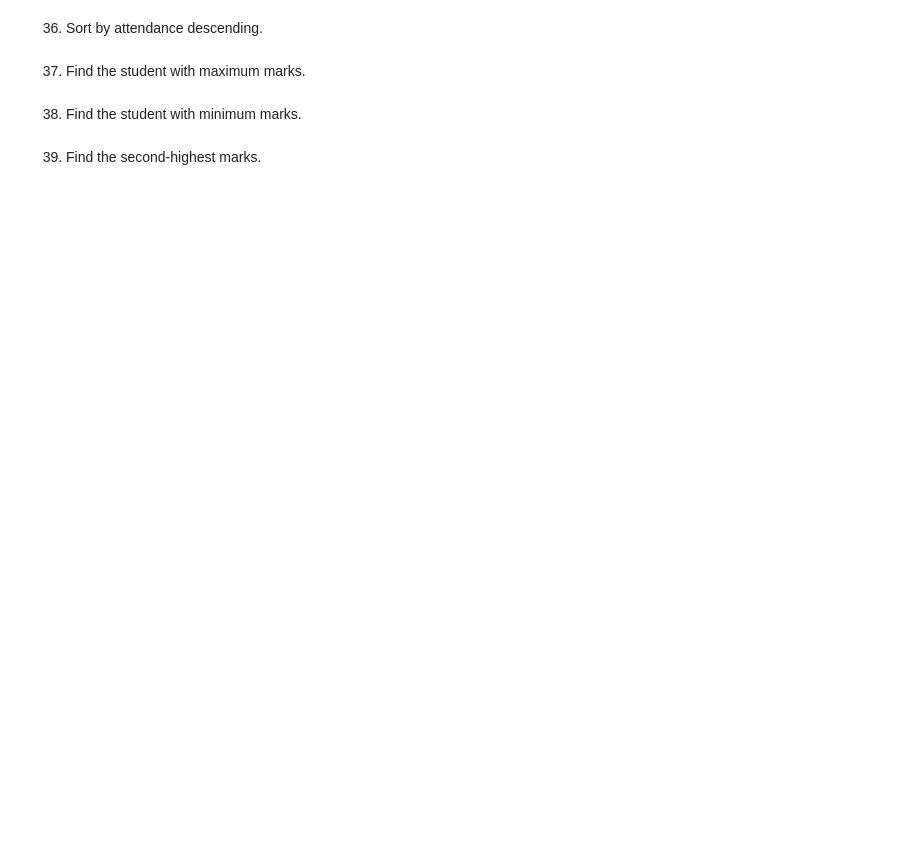
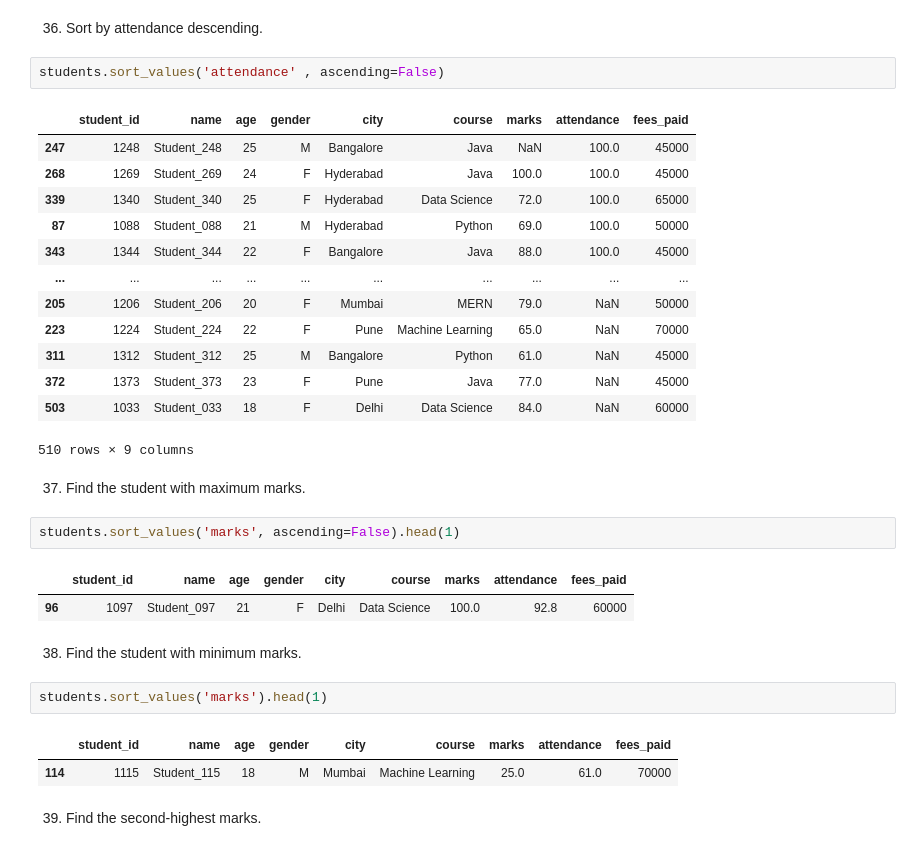
Before and after one commit to PrathmeshSurwase6250/Python_Pandas_DataFrame_Day1, a Jupyter notebook: level4.ipynb, the cells around one changed output. Saved outputs shown, nothing was run; the diff lists cells and outputs as text; blank space fills up the shorter version.

```diff
--- a/level4.ipynb
+++ b/level4.ipynb
@@ -32,8 +96,34 @@ students
 # %% [markdown]
 36. Sort by attendance descending.
+# %%
+students.sort_values('attendance' , ascending=False)
+# %% [output]
+|  | student_id | name | age | gender | city | course | marks | attendance | fees_paid |
+| 247 | 1248 | Student_248 | 25 | M | Bangalore | Java | NaN | 100.0 | 45000 |
+| 268 | 1269 | Student_269 | 24 | F | Hyderabad | Java | 100.0 | 100.0 | 45000 |
+| 339 | 1340 | Student_340 | 25 | F | Hyderabad | Data Science | 72.0 | 100.0 | 65000 |
+| 87 | 1088 | Student_088 | 21 | M | Hyderabad | Python | 69.0 | 100.0 | 50000 |
+| 343 | 1344 | Student_344 | 22 | F | Bangalore | Java | 88.0 | 100.0 | 45000 |
+| ... | ... | ... | ... | ... | ... | ... | ... | ... | ... |
+| 205 | 1206 | Student_206 | 20 | F | Mumbai | MERN | 79.0 | NaN | 50000 |
+| 223 | 1224 | Student_224 | 22 | F | Pune | Machine Learning | 65.0 | NaN | 70000 |
+| 311 | 1312 | Student_312 | 25 | M | Bangalore | Python | 61.0 | NaN | 45000 |
+| 372 | 1373 | Student_373 | 23 | F | Pune | Java | 77.0 | NaN | 45000 |
+| 503 | 1033 | Student_033 | 18 | F | Delhi | Data Science | 84.0 | NaN | 60000 |
+510 rows × 9 columns
 # %% [markdown]
 37. Find the student with maximum marks.
+# %%
+students.sort_values('marks', ascending=False).head(1)
+# %% [output]
+|  | student_id | name | age | gender | city | course | marks | attendance | fees_paid |
+| 96 | 1097 | Student_097 | 21 | F | Delhi | Data Science | 100.0 | 92.8 | 60000 |
 # %% [markdown]
 38. Find the student with minimum marks.
+# %%
+students.sort_values('marks').head(1)
+# %% [output]
+|  | student_id | name | age | gender | city | course | marks | attendance | fees_paid |
+| 114 | 1115 | Student_115 | 18 | M | Mumbai | Machine Learning | 25.0 | 61.0 | 70000 |
 # %% [markdown]
 39. Find the second-highest marks.
```
Also changed, not shown: parts of 8 cells of this notebook, 1 other file.
